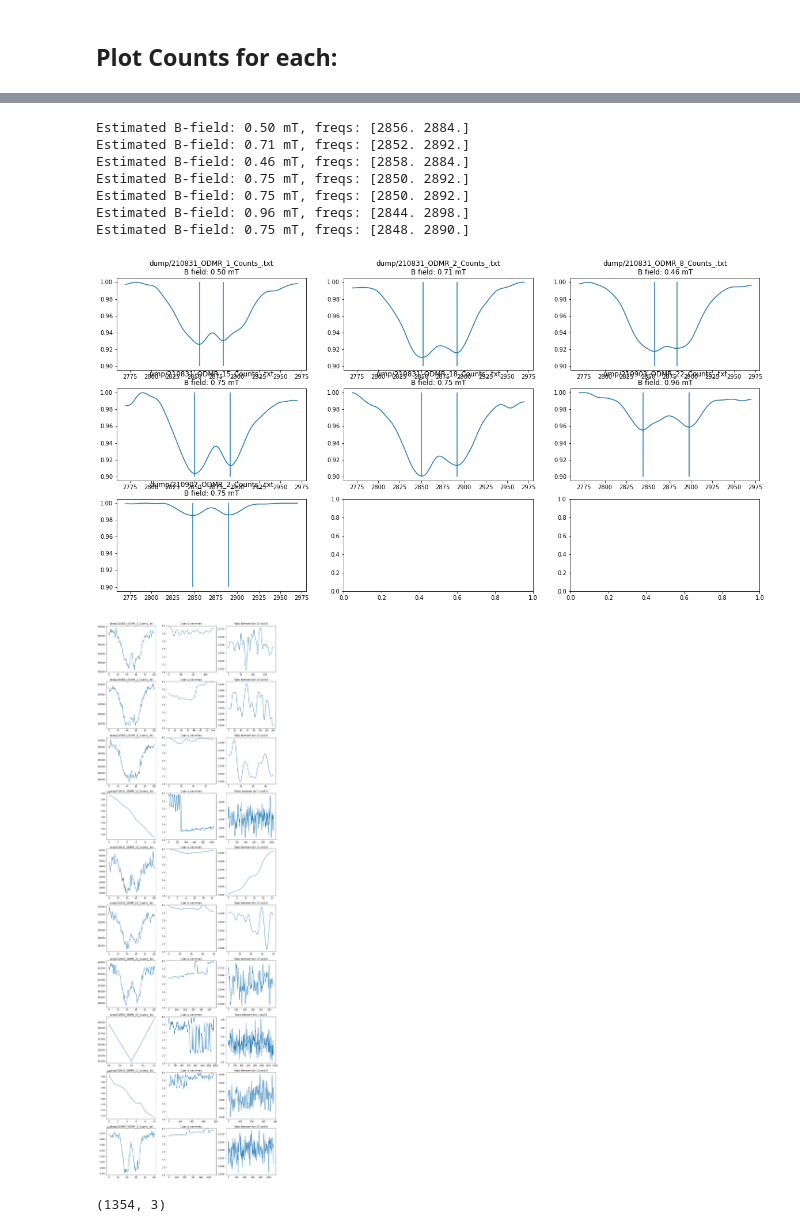
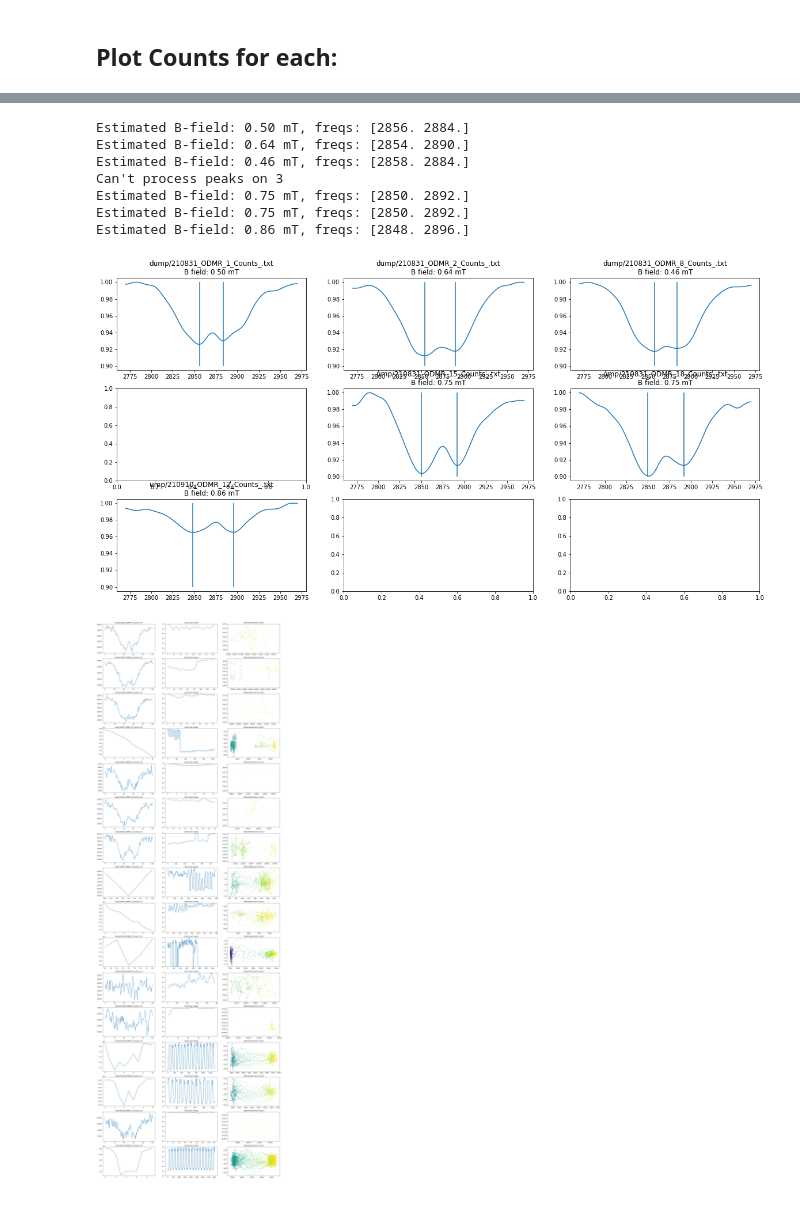
Before and after one commit to LCarnovale/HonoursAnalysis, a Jupyter notebook: analyse_odmr.ipynb, the cells around one changed output, grey strips where cells are left out. Drawn from its saved outputs; the diff is of its cells as text; code cells hidden in the pictures.

```diff
--- a/analyse_odmr.ipynb
+++ b/analyse_odmr.ipynb
@@ -87,18 +109,31 @@ plt.figure(figsize=(20, 10))
 
 full_specs = []
 
-for freq, spec, selection in zip(freq_axes, odmr_specs, range_selections):
+good_specs = [i for i in range(len(odmr_paths))]
+good_specs.remove(DI(23, date8))
+good_specs.remove(DI(22, date8))
+good_specs.remove(DI(11, "210831"))
+good_specs.remove(DI(3, "210910"))
+good_specs.remove(DI(4, "210910"))
+good_specs.remove(DI(6, "210910"))
+good_specs.remove(DI(7, "210910"))
+good_specs.remove(DI(8, "210910"))
+good_specs.remove(DI(16, "210910"))
+
+for i, (freq, spec, selection) in enumerate(zip(freq_axes, odmr_specs, range_selections)):
     full_spec = spec[selection].sum(axis=0)
     # smooth
     full_spec = g_filter(full_spec, 3)
     # full_spec /= spec[selection].shape[1]
     full_spec /= max(full_spec)
     full_specs.append(full_spec)
-    plt.plot(freq, full_spec)
-plt.legend(odmr_paths)
-plt.show()
+    if i not in good_specs: continue
+    plt.plot(freq, full_spec, label=odmr_paths[i])
 
-good_specs = [0, 1, 2, 4, 5,6, 9]
 full_good_specs = [full_specs[i] for i in good_specs]
 good_freqs = [freq_axes[i] for i in good_specs]
+
+
+plt.legend()
+plt.show()
 # %% [output]
@@ -126,6 +161,9 @@ axes = fig.subplots(
     ncols=n_cols, sharex="none").flatten()
 for freq, s, ax, i in zip(good_freqs, full_good_specs, axes, good_specs):
     pks = find_peaks_sp(s, 2)
+    if len(pks) < 2:
+        print("Can't process peaks on %d" % i)
+        continue
     ax.plot(freq, s)
     freq_pks = freq[pks]
     ax.vlines(freq_pks, ymin=0.9, ymax=1)
@@ -137,41 +175,34 @@ for freq, s, ax, i in zip(good_freqs, full_good_specs, axes, good_specs):
 plt.show()
 # %% [output]
 Estimated B-field: 0.50 mT, freqs: [2856. 2884.]
-Estimated B-field: 0.71 mT, freqs: [2852. 2892.]
+Estimated B-field: 0.64 mT, freqs: [2854. 2890.]
 Estimated B-field: 0.46 mT, freqs: [2858. 2884.]
+Can't process peaks on 3
 Estimated B-field: 0.75 mT, freqs: [2850. 2892.]
 Estimated B-field: 0.75 mT, freqs: [2850. 2892.]
-Estimated B-field: 0.96 mT, freqs: [2844. 2898.]
-Estimated B-field: 0.75 mT, freqs: [2848. 2890.]
+Estimated B-field: 0.86 mT, freqs: [2848. 2896.]
-[figure, old version]
+[figure, new version]
 # %%
 n_specs = len(odmr_specs)
 n_rows = n_specs
-fig = plt.figure(figsize=(15, n_rows*5))
+fig = plt.figure(figsize=(25, n_rows*5))
 axes = fig.subplots(nrows=n_rows, ncols=3)
-edges = [37] * n_specs
-edges[3] = -1
-edges[7] = 1
-edges[8] = 10
+edges = [0] * n_specs
 for i, (spec, title, axis_row, x) in enumerate(zip(odmr_specs, odmr_paths, axes, edges)):
     left_ax, right_ax, third_ax = axis_row
     left_ax.set_title(title)
     right_ax.set_title("Counts per sweep")
     third_ax.set_title("Ratio between bin %d and 0" % x)
     counts = g_filter(spec.sum(axis=1), 3)
     left_ax.plot(spec.sum(axis=0))
     right_ax.plot(counts / max(counts))
     right_ax.set_ylim(0.4, 1)
     edge_counts = g_filter(spec[:, x], 3)
     edge_ref = g_filter(spec[:, 0], 3)
     try:
-        third_ax.plot(edge_counts / counts)
+        third_ax.scatter(counts, edge_counts / counts, s=5, c=counts / max(counts), vmin=0)
     except:
         pass
 plt.show()
 # %% [output]
-[figure, old version]
+[figure, new version]
-# %%
-thisone = odmr_specs[7]
-# %% [output]
-(1354, 3)
```
Also changed, not shown: parts of 8 cells of this notebook, 1 other file.
